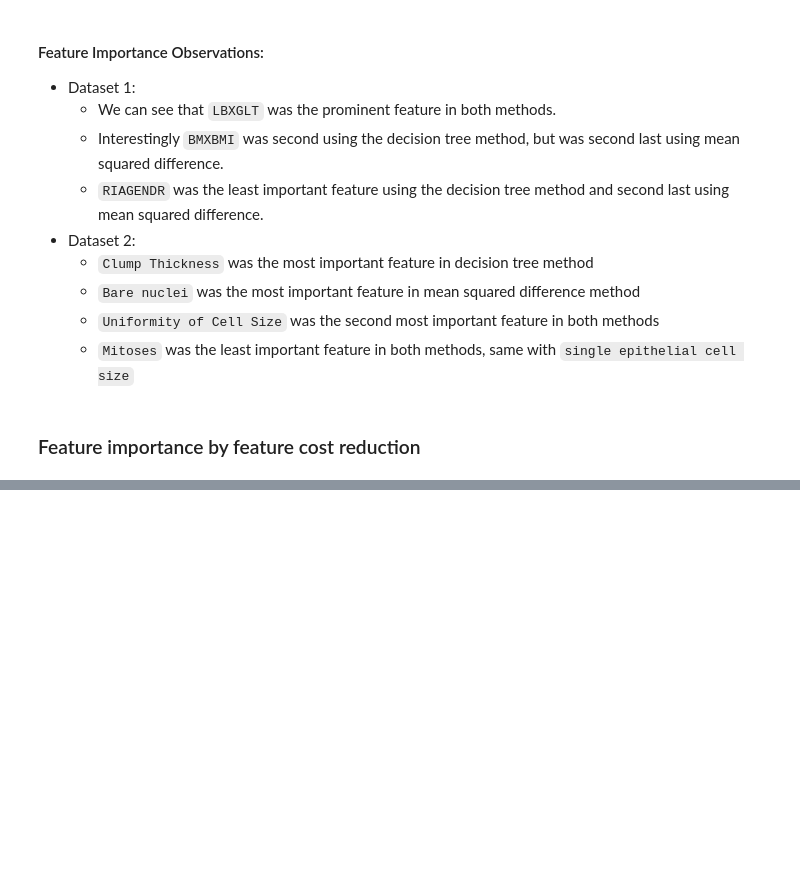
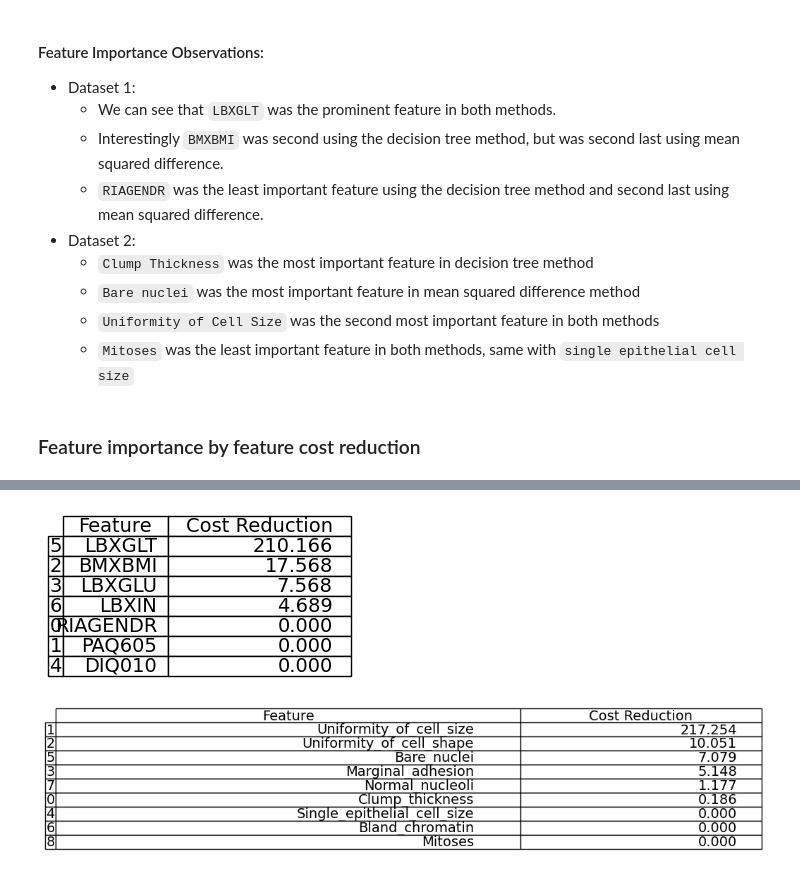
Before and after one commit to rudolfKischer/comp551asgn1, a Jupyter notebook: KNNexperiments.ipynb, the cells around one changed output, grey strips where cells are left out. Saved outputs shown, nothing was run; the diff lists cells and outputs as text; code cells hidden in the pictures; blank space fills up the shorter version.

Commit message:
add-gini-reduction-experiment

```diff
--- a/KNNexperiments.ipynb
+++ b/KNNexperiments.ipynb
@@ -1265,0 +1338,43 @@ Feature Importance using Decision Tree
+# %%
+def display_table(df):
+    # modify sig figs to 3 for all float columns
+    # this needs to be cone in a way such that it changes the output in the plot
+    # but does not change the actual values in the data frame
+    df = df.copy()
+    for col in df.select_dtypes(include=['float64']).columns:
+        df[col] = df[col].apply(lambda x: f'{x:.3f}')
+
+    # Set the font size
+    font_size = 14
+
+    # Calculate max length of strings in each column and set column width
+    col_widths = [max(df[col].astype(str).map(len).max(), len(col)) * 0.07 for col in df.columns]
+
+    # Create a figure with size relative to the content
+    fig, ax = plt.subplots(figsize=(sum(col_widths), len(df) * 0.2)) # Adjust the height based on the DataFrame size
+
+    # Hide the axes
+    ax.axis('off')
+    ax.set_frame_on(False)
+
+    # Create the table
+    tbl = table(ax, df, loc='center', colWidths=col_widths)
+    tbl.auto_set_font_size(False)
+    tbl.set_fontsize(font_size)
+    tbl.scale(1.2, 1.2)  # You might need to experiment with scaling factors
+
+    # Adjust layout to make room for the table
+    fig.tight_layout()
+
+    # Save the figure as an image file
+    # plt.savefig('/mnt/data/table_plot.png', bbox_inches='tight', dpi=300)
+
+    # Show the plot
+    plt.show()
+
+
+display_table(experiment5_b(dataset_1_full))
+display_table(experiment5_b(dataset_2_full))
+# %% [output]
+[figure, added]
+[figure, added]
```
Also changed, not shown: parts of 6 cells of this notebook.
